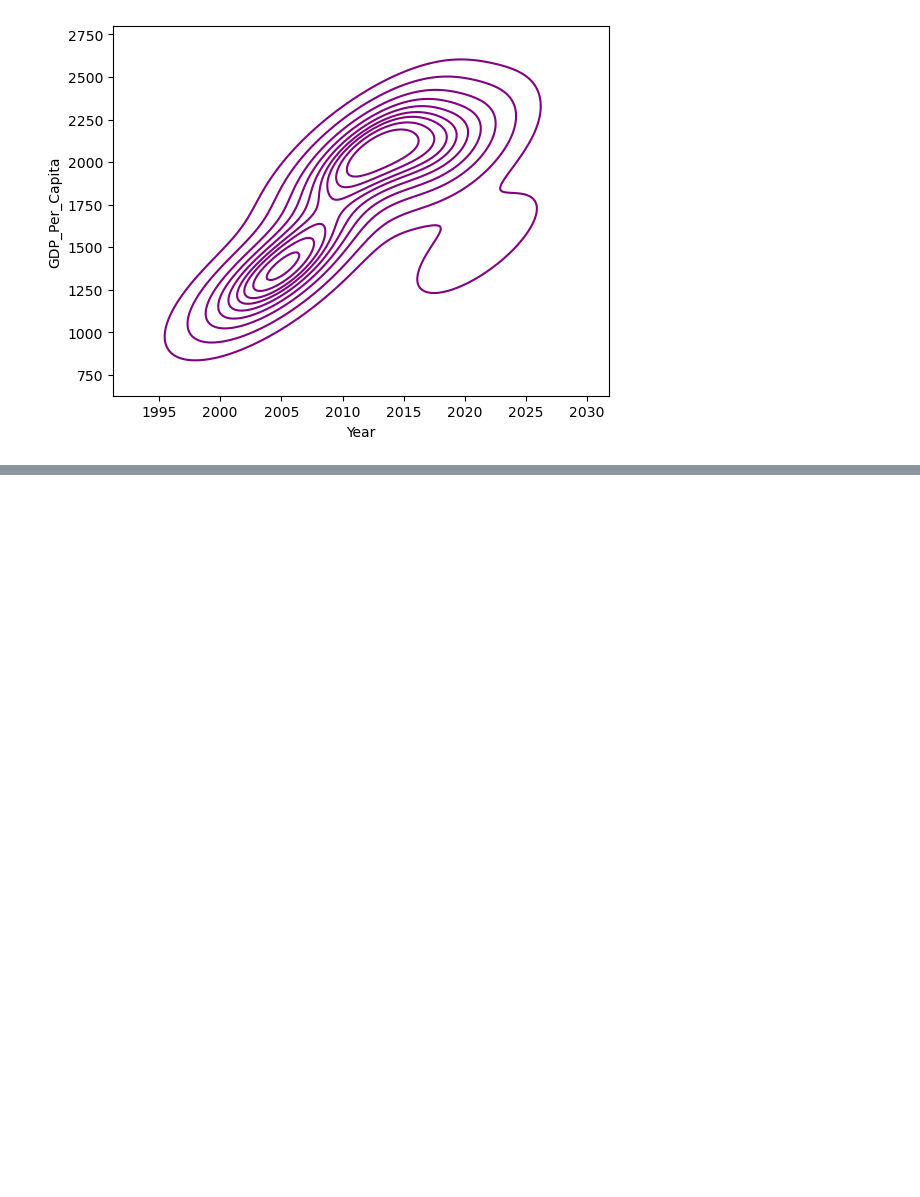
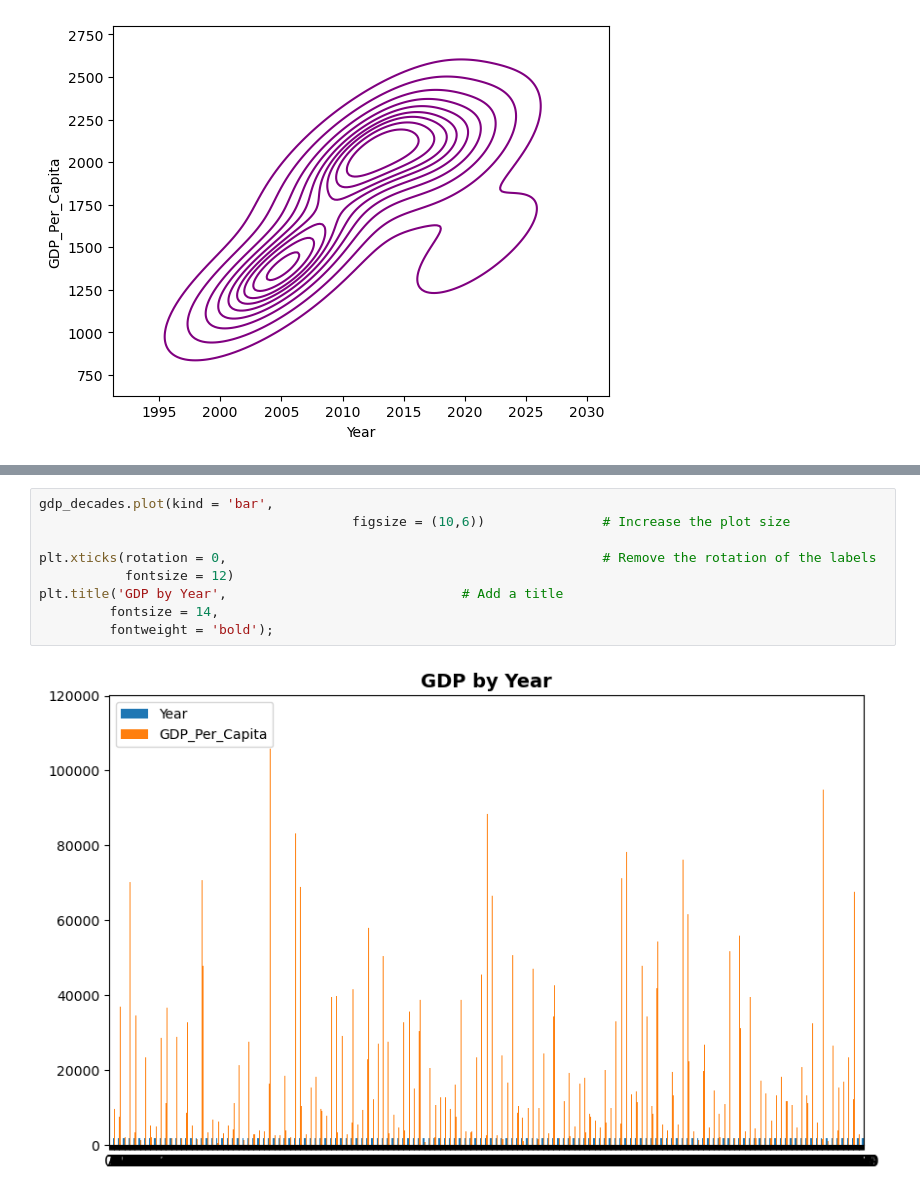
Before and after one commit to NSS-Data-Analytics-Cohort-12/un-python-sbotelh1, a Jupyter notebook: notebooks/first.ipynb, the cells around one changed output, grey strips where cells are left out. Drawn from its saved outputs; the diff is of its cells as text; blank space fills up the shorter version.

```diff
--- a/notebooks/first.ipynb
+++ b/notebooks/first.ipynb
@@ -245,0 +322,11 @@ sns.boxplot( y=df20['Country'], x=df20['GDP_Per_Capita'])
+# %%
+gdp_decades.plot(kind = 'bar',
+                                        figsize = (10,6))               # Increase the plot size
+
+plt.xticks(rotation = 0,                                                # Remove the rotation of the labels
+           fontsize = 12)
+plt.title('GDP by Year',                              # Add a title
+         fontsize = 14,
+         fontweight = 'bold');
+# %% [output]
+[figure, added]
```
Also changed, not shown: parts of 26 cells of this notebook.
